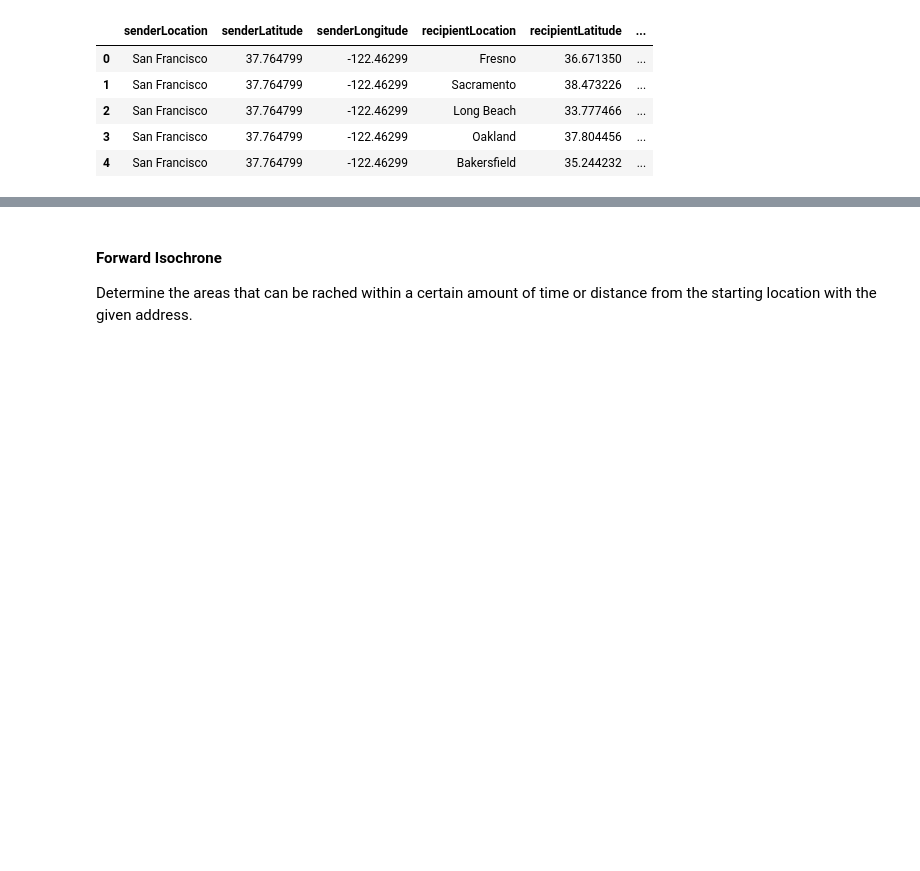
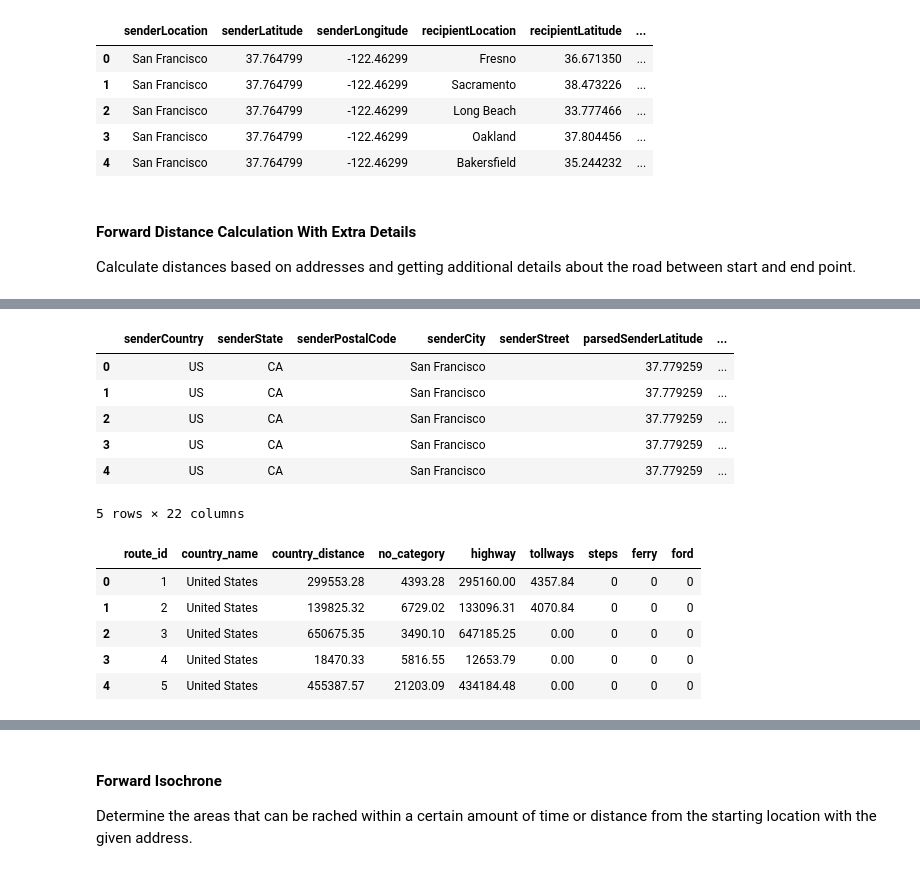
Before and after one commit to log-hub/log-hub-python, a Jupyter notebook: examples/pyloghub_package_demo.ipynb, the cells around one changed output, grey strips where cells are left out. Cells and saved outputs as stored; diff of their text form; code cells hidden in the pictures; blank space fills up the shorter version.

```diff
--- a/examples/pyloghub_package_demo.ipynb
+++ b/examples/pyloghub_package_demo.ipynb
@@ -211,3 +211,24 @@ reverse_distance_calculation_df.head()
 | 2 | San Francisco | 37.764799 | -122.46299 | Long Beach | 33.777466 | ... |
 | 3 | San Francisco | 37.764799 | -122.46299 | Oakland | 37.804456 | ... |
 | 4 | San Francisco | 37.764799 | -122.46299 | Bakersfield | 35.244232 | ... |
+# %% [markdown]
+#### Forward Distance Calculation With Extra Details
+
+Calculate distances based on addresses and getting additional details about the road between start and end point.
+# %%
+from pyloghub.distance_calculation_with_extra_details import forward_distance_calculation_with_extra_details, forward_distance_calculation_with_extra_details_sample_data
+from IPython.display import display
+
+sample_data = forward_distance_calculation_with_extra_details_sample_data()
+address_data_df = sample_data['address_data']
+parameters = sample_data['parameters']
+
+save_scenario = sample_data['saveScenarioParameters']
+save_scenario['saveScenario'] = True
+save_scenario['scenarioName'] = "YOUR SCENARIO NAME"
+save_scenario['workspaceId'] = "YOUR WORKSPACE ID"
+
+forward_distance_calculation_result_df, additional_details_df = forward_distance_calculation_with_extra_details(address_data_df, parameters, api_key, save_scenario, show_buttons=True)
+display(forward_distance_calculation_result_df.head())
+display(additional_details_df.head())
+# %% [output]
@@ -213,0 +236,13 @@ reverse_distance_calculation_df.head()
+|  | senderCountry | senderState | senderPostalCode | senderCity | senderStreet | parsedSenderLatitude | ... |
+| 0 | US | CA |  | San Francisco |  | 37.779259 | ... |
+| 1 | US | CA |  | San Francisco |  | 37.779259 | ... |
+| 2 | US | CA |  | San Francisco |  | 37.779259 | ... |
+| 3 | US | CA |  | San Francisco |  | 37.779259 | ... |
+| 4 | US | CA |  | San Francisco |  | 37.779259 | ... |
+5 rows × 22 columns
+|  | route_id | country_name | country_distance | no_category | highway | tollways | steps | ferry | ford |
+| 0 | 1 | United States | 299553.28 | 4393.28 | 295160.00 | 4357.84 | 0 | 0 | 0 |
+| 1 | 2 | United States | 139825.32 | 6729.02 | 133096.31 | 4070.84 | 0 | 0 | 0 |
+| 2 | 3 | United States | 650675.35 | 3490.10 | 647185.25 | 0.00 | 0 | 0 | 0 |
+| 3 | 4 | United States | 18470.33 | 5816.55 | 12653.79 | 0.00 | 0 | 0 | 0 |
+| 4 | 5 | United States | 455387.57 | 21203.09 | 434184.48 | 0.00 | 0 | 0 | 0 |
```
Also changed, not shown: parts of 7 cells of this notebook.
